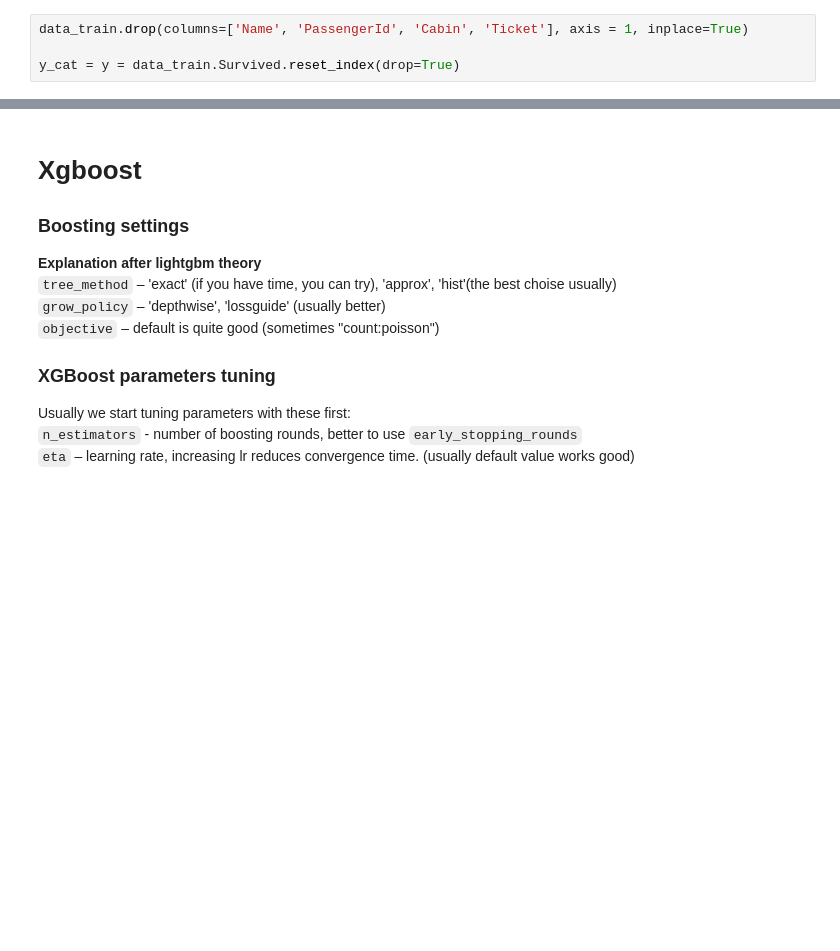
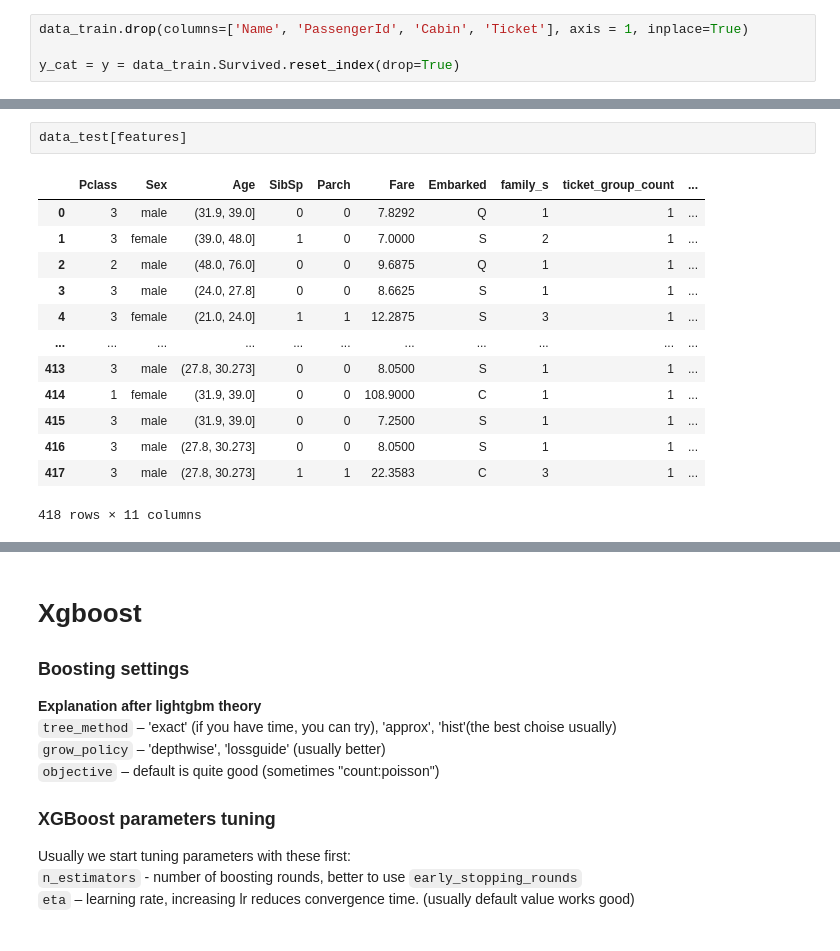
Before and after one commit to varrek/prjct_ml, a Jupyter notebook: hw10_feature_engineering.ipynb, the cells around one changed output, grey strips where cells are left out. Saved outputs shown, nothing was run; the diff lists cells and outputs as text; blank space fills up the shorter version.

```diff
--- a/hw10_feature_engineering.ipynb
+++ b/hw10_feature_engineering.ipynb
@@ -218,4 +286,20 @@ remainder__ticket_group_count      int64
 dtype: object
+# %%
+data_test[features]
+# %% [output]
+|  | Pclass | Sex | Age | SibSp | Parch | Fare | Embarked | family_s | ticket_group_count | ... |
+| 0 | 3 | male | (31.9, 39.0] | 0 | 0 | 7.8292 | Q | 1 | 1 | ... |
+| 1 | 3 | female | (39.0, 48.0] | 1 | 0 | 7.0000 | S | 2 | 1 | ... |
+| 2 | 2 | male | (48.0, 76.0] | 0 | 0 | 9.6875 | Q | 1 | 1 | ... |
+| 3 | 3 | male | (24.0, 27.8] | 0 | 0 | 8.6625 | S | 1 | 1 | ... |
+| 4 | 3 | female | (21.0, 24.0] | 1 | 1 | 12.2875 | S | 3 | 1 | ... |
+| ... | ... | ... | ... | ... | ... | ... | ... | ... | ... | ... |
+| 413 | 3 | male | (27.8, 30.273] | 0 | 0 | 8.0500 | S | 1 | 1 | ... |
+| 414 | 1 | female | (31.9, 39.0] | 0 | 0 | 108.9000 | C | 1 | 1 | ... |
+| 415 | 3 | male | (31.9, 39.0] | 0 | 0 | 7.2500 | S | 1 | 1 | ... |
+| 416 | 3 | male | (27.8, 30.273] | 0 | 0 | 8.0500 | S | 1 | 1 | ... |
+| 417 | 3 | male | (27.8, 30.273] | 1 | 1 | 22.3583 | C | 3 | 1 | ... |
+418 rows × 11 columns
 # %%
 PassengerId = data_test['PassengerId']
 test_transformed = ct.fit_transform(data_test[features])
```
Also changed, not shown: parts of 18 cells of this notebook.
